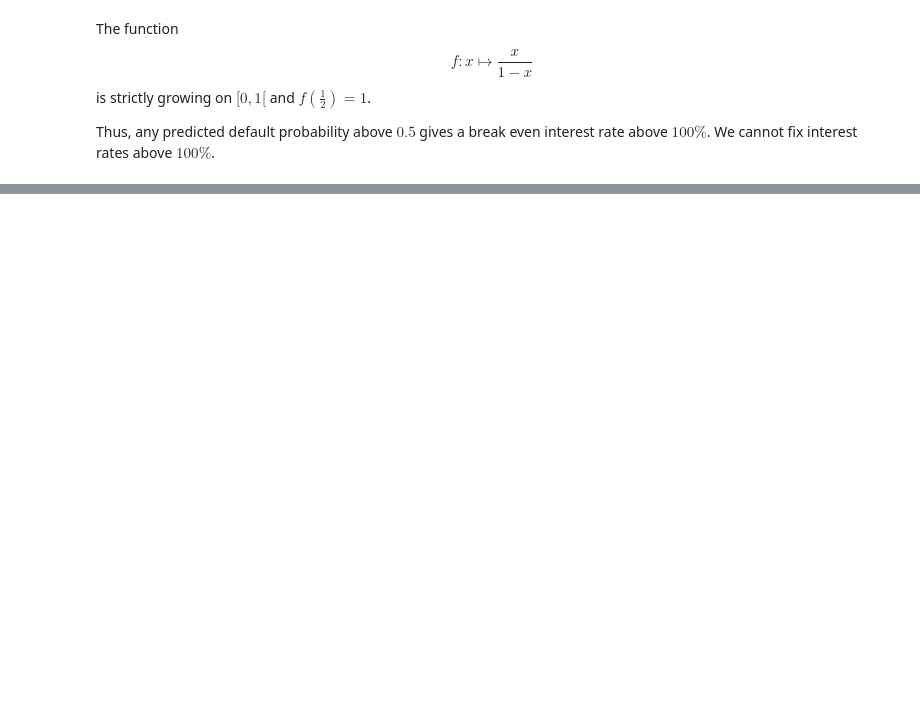
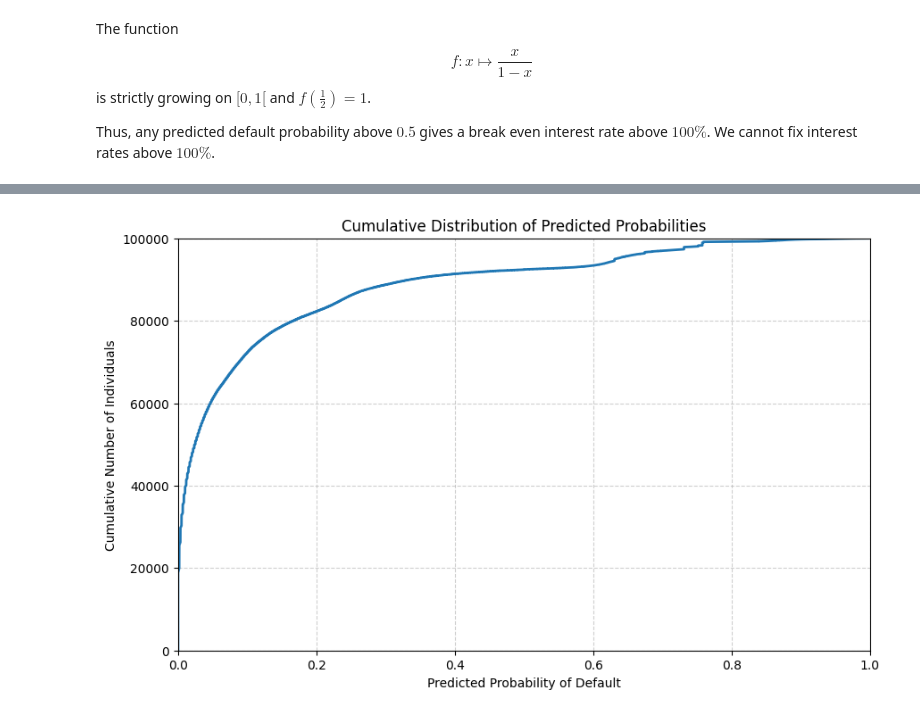
Before and after one commit to auggy-ntn/finance-lending-game, a Jupyter notebook: notebooks/predict_rates.ipynb, the cells around one changed output, grey strips where cells are left out. Cells and saved outputs as stored; diff of their text form; code cells hidden in the pictures; blank space fills up the shorter version.

Commit message:
Updated predict rates to build final prediction

```diff
--- a/notebooks/predict_rates.ipynb
+++ b/notebooks/predict_rates.ipynb
@@ -65,0 +78,4 @@ Name: predicted_default_proba, dtype: float64
+# %%
+plot_cumulative_probability(data_to_predict["predicted_default_proba"])
+# %% [output]
+[figure, added]
```
Also changed, not shown: parts of 13 cells of this notebook, 1 other file.
